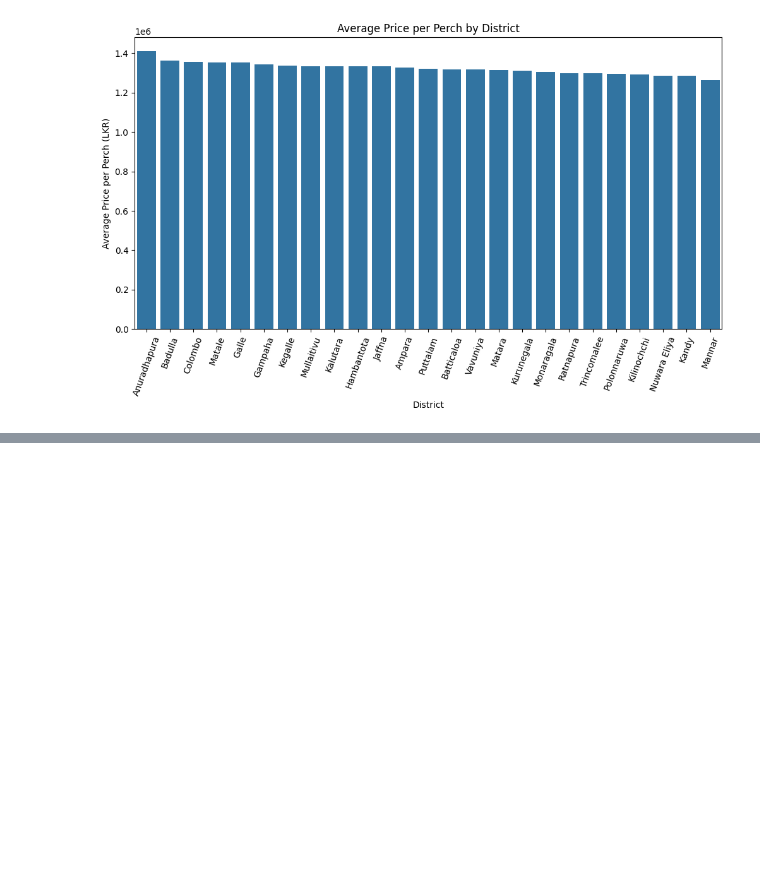
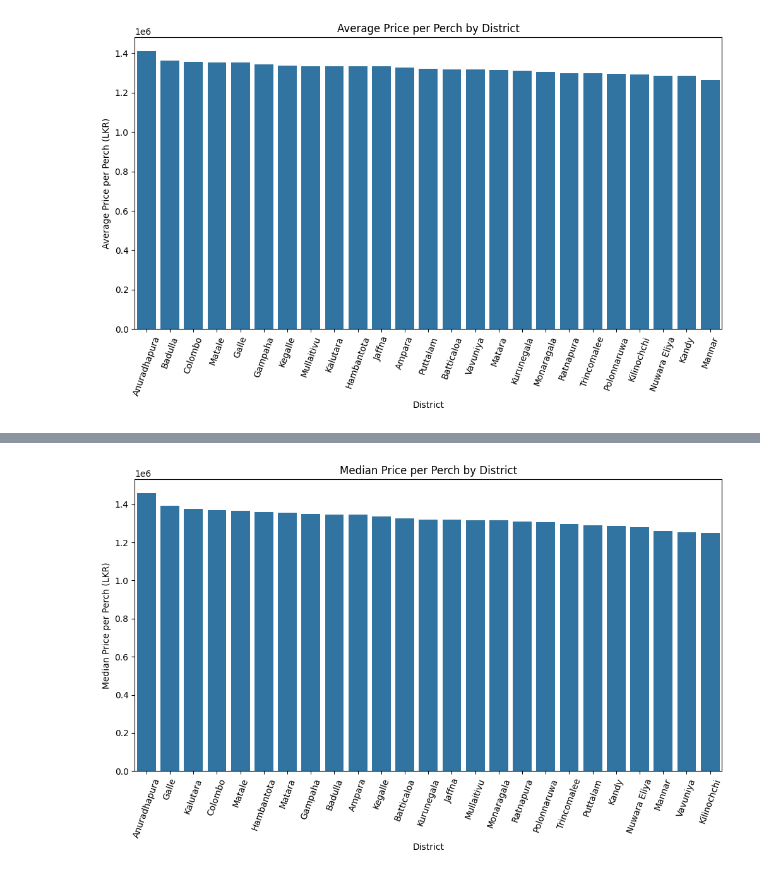
Before and after one commit to DhaneeraDulvanya/Sri-Lankan-Land-Price-Prediction-and-Real-Estate-Market-Analysis-System, a Jupyter notebook: notebooks/01_data_understandings.ipynb, the cells around one changed output, grey strips where cells are left out. Cells and saved outputs as stored; diff of their text form; code cells hidden in the pictures; blank space fills up the shorter version.

```diff
--- a/notebooks/01_data_understandings.ipynb
+++ b/notebooks/01_data_understandings.ipynb
@@ -282,3 +282,10 @@ plt.xticks(rotation=70)
 plt.show()
 # %% [output]
 [figure]
+# %%
+# meadian price per perch by district
+dis_price = (
+    df.groupby('District')['Price_Per_Perch'].median().sort_values(ascending=False)
+)
+
+print(dis_price)
@@ -284,0 +310,11 @@ plt.show()
+# %%
+# visualize the median price per perch by district
+plt.figure(figsize=(12, 6))
+sns.barplot(x=dis_price.index, y=dis_price.values)
+plt.title('Median Price per Perch by District')
+plt.xlabel('District')
+plt.ylabel('Median Price per Perch (LKR)')
+plt.xticks(rotation=70)
+plt.show()
+# %% [output]
+[figure, added]
```
Also changed, not shown: parts of 2 cells of this notebook.
